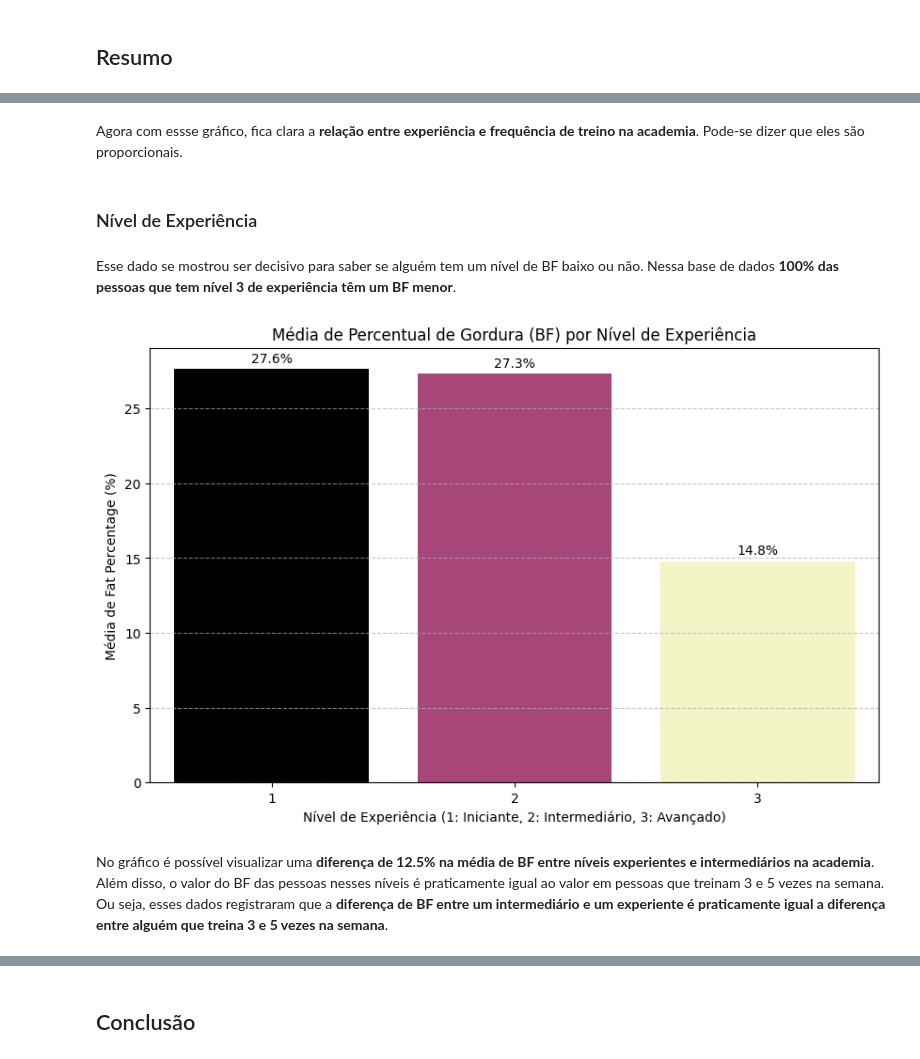
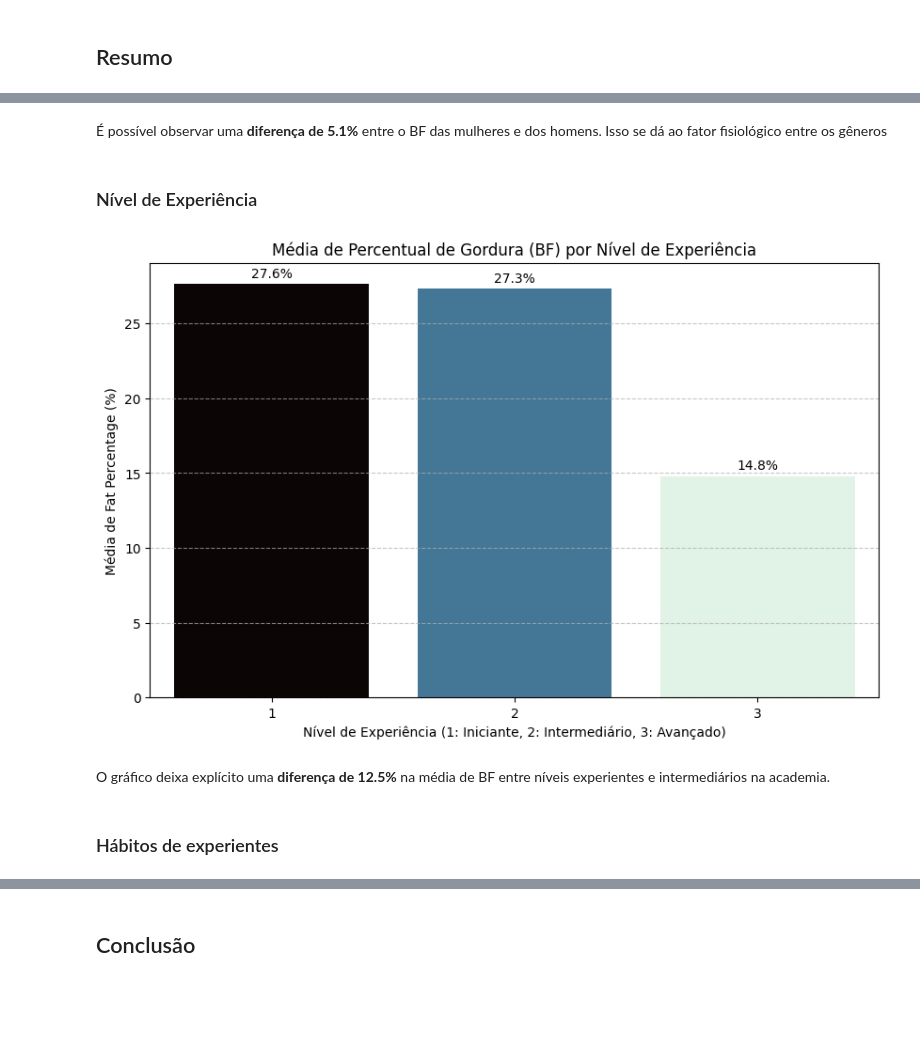
Before and after one commit to ghfreiree/athletes-eda, a Jupyter notebook: gym_athletes_data_analysis.ipynb, the cells around one changed output, grey strips where cells are left out. Drawn from its saved outputs; the diff is of its cells as text; code cells hidden in the pictures; blank space fills up the shorter version.

```diff
--- a/gym_athletes_data_analysis.ipynb
+++ b/gym_athletes_data_analysis.ipynb
@@ -364,14 +75,0 @@ Aqui descobrimos que o grupo dos atletas com BF baixo é representado por atleta
-# %%
-plt.figure(figsize=(10, 6))
-ax = sns.barplot(x='Experience_Level', y='Fat_Percentage', data=df, hue='Experience_Level', palette='magma', errorbar=None, legend=False)
-
-# Adicionando os rótulos de dados
-for container in ax.containers:
-    ax.bar_label(container, fmt='%.1f%%', padding=3)
-
-plt.title('Média de Percentual de Gordura (BF) por Nível de Experiência')
-plt.xlabel('Nível de Experiência (1: Iniciante, 2: Intermediário, 3: Avançado)')
-plt.ylabel('Média de Fat Percentage (%)')
-plt.grid(axis='y', linestyle='--', alpha=0.7)
-
-plt.show()
@@ -431,12 +258,16 @@ Após a separação dos grupos, os primeiros dados que apresentaram grande disti
 # %%
-plt.figure(figsize=(10, 6))
-ax = sns.barplot(x='Workout_Frequency (days/week)', y='Fat_Percentage', data=df, hue='Workout_Frequency (days/week)', palette='viridis', errorbar=None, legend=False)
+plt.figure(figsize=(8, 6))
+# Definindo as cores específicas para cada gênero
+cores_genero = {'Female': 'hotpink', 'Male': 'dodgerblue'}
 
+ax = sns.barplot(x='Gender', y='Fat_Percentage', data=df, hue='Gender', palette=cores_genero, errorbar=None, legend=False)
+
+# Adicionando rótulos com a média
 for container in ax.containers:
     ax.bar_label(container, fmt='%.1f%%', padding=3)
 
-plt.title('Média de Percentual de Gordura (BF) por Frequência de Treino')
-plt.xlabel('Frequência de Treino (Dias por Semana)')
+plt.title('Média de Percentual de Gordura (BF%) por Gênero')
+plt.xlabel('Gênero')
 plt.ylabel('Média de Fat Percentage (%)')
 plt.grid(axis='y', linestyle='--', alpha=0.7)
 
@@ -448,14 +276,0 @@ No gráfico, fica explícita a diferença da média de BF entre pessoas que trei
-# %%
-plt.figure(figsize=(10, 6))
-ax = sns.barplot(x='Experience_Level', y='Workout_Frequency (days/week)', data=df, hue='Experience_Level', palette='viridis', errorbar=None, legend=False)
-
-# Adicionando os rótulos com a média exata
-for container in ax.containers:
-    ax.bar_label(container, fmt='%.2f', padding=3)
-
-plt.title('Média de Frequência Semanal por Nível de Experiência')
-plt.xlabel('Nível de Experiência (1: Iniciante, 2: Intermediário, 3: Avançado)')
-plt.ylabel('Média de Dias por Semana')
-plt.grid(axis='y', linestyle='--', alpha=0.6)
-
-plt.show()
@@ -464,25 +277,24 @@ plt.show()
-# %% [markdown]
-Agora com essse gráfico, fica clara a **relação entre experiência e frequência de treino na academia**. Pode-se dizer que eles são proporcionais.
+# %% [markdown]
+É possível observar uma **diferença de 5.1%** entre o BF das mulheres e dos homens. Isso se dá ao fator fisiológico entre os gêneros
 # %% [markdown]
 ### Nível de Experiência
-# %% [markdown]
-Esse dado se mostrou ser decisivo para saber se alguém tem um nível de BF baixo ou não. Nessa base de dados **100% das pessoas que tem nível 3 de experiência têm um BF menor**.
 # %%
 plt.figure(figsize=(10, 6))
-ax = sns.barplot(x='Experience_Level', y='Fat_Percentage', data=df, hue='Experience_Level', palette='magma', errorbar=None, legend=False)
+ax = sns.barplot(x='Experience_Level', y='Fat_Percentage', data=df, hue='Experience_Level', palette='mako', errorbar=None, legend=False)
 
 # Adicionando os rótulos de dados
 for container in ax.containers:
     ax.bar_label(container, fmt='%.1f%%', padding=3)
 
 plt.title('Média de Percentual de Gordura (BF) por Nível de Experiência')
 plt.xlabel('Nível de Experiência (1: Iniciante, 2: Intermediário, 3: Avançado)')
 plt.ylabel('Média de Fat Percentage (%)')
 plt.grid(axis='y', linestyle='--', alpha=0.7)
 
 plt.show()
 # %% [output]
-[figure, old version]
+[figure, new version]
-# %% [markdown]
-No gráfico é possível visualizar uma **diferença de 12.5% na média de BF entre níveis experientes e intermediários na academia**. Além disso, o valor do BF das pessoas nesses níveis é praticamente igual ao valor em pessoas que treinam 3 e 5 vezes na semana. Ou seja, esses dados registraram que a **diferença de BF entre um intermediário e um experiente é praticamente igual a
-diferença entre alguém que treina 3 e 5 vezes na semana**.
+# %% [markdown]
+O gráfico deixa explícito uma **diferença de 12.5%** na média de BF entre níveis experientes e intermediários na academia.
+# %% [markdown]
+### Hábitos de experientes
```
Also changed, not shown: parts of 82 cells of this notebook.
